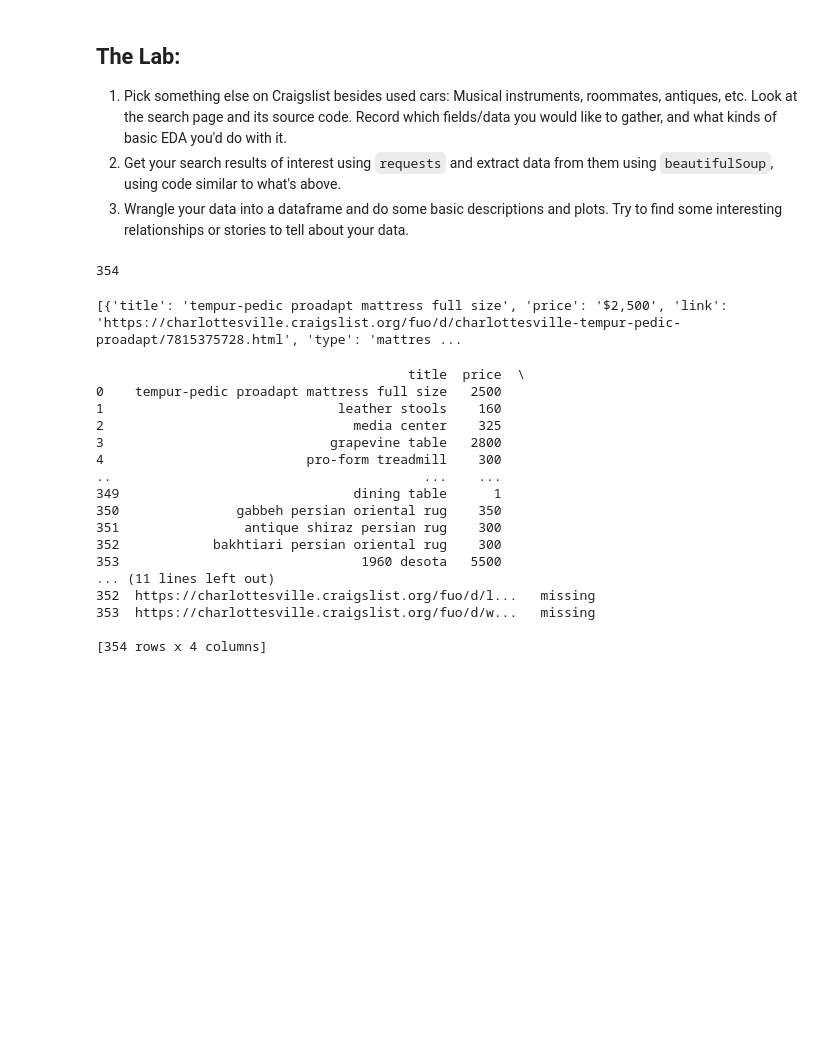
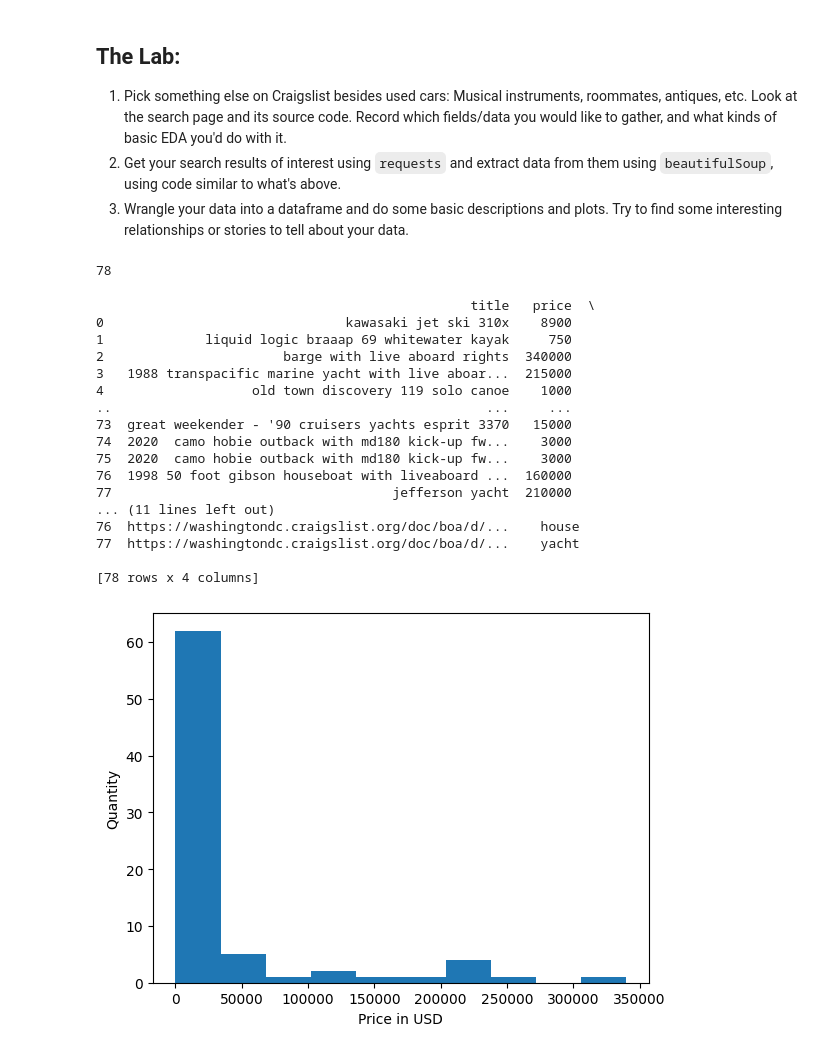
Before and after one commit to RyanErm/wrangling1, a Jupyter notebook: lab/lab_notebook.ipynb, the cells around one changed output. Drawn from its saved outputs; the diff is of its cells as text; code cells hidden in the pictures; blank space fills up the shorter version.

```diff
--- a/lab/lab_notebook.ipynb
+++ b/lab/lab_notebook.ipynb
@@ -216,7 +216,7 @@ import seaborn as sns
 import requests # Page requests
 
 header = {'User-Agent': 'Mozilla/5.0 (Windows NT 10.0; Win64; x64; rv:124.0) Gecko/20100101 Firefox/124.0'} # How we wish to appear to CL
-url = 'https://charlottesville.craigslist.org/search/fua?purveyor=owner#search=1~gallery~0~0' # The page we want to scrape
+url = "https://washingtondc.craigslist.org/search/boo#search=1~gallery~0~100" # The page we want to scrape
 raw = requests.get(url,headers=header) # Get page
 # %%
 from bs4 import BeautifulSoup as soup # HTML parser
@@ -224,11 +224,11 @@ bsObj = soup(raw.content,'html.parser') # Parse the html
 listings = bsObj.find_all(class_="cl-static-search-result") # Find all listings of the kind we want
 print(len(listings))
 # %% [output]
-354
+78
 # %%
 import re # Regular expressions
 
-types = ['desk', "chair", "mattress", "lamp", "stool", "dresser", "cabinet", "night stand", "mirror", "picture", "boxspring", "sofa"]
+types = ["kayak", "canoe", "yacht", "jet", "sail", "cruiser", "house"]
 
 data = [] # We'll save our listings in this object
 for k in range( len(listings) ):
@@ -236,17 +236,13 @@ for k in range( len(listings) ):
     price = listings[k].find('div',class_='price').get_text()
     link = listings[k].find(href=True)['href']
     # Get brand from the title string:
-    words = title.split()
-    hits = [word for word in words if word in types] # Find brands in the title
-    if len(hits) == 0:
-        type = 'missing'
-    else:
-        type = hits[0]
+    for word in types:
+      if word in title:
+        type=word
+        break
+      else:
+        type = "missing"
     data.append({'title':title,'price':price,'link':link,'type':type})
-
-print(data)
-# %% [output]
-[{'title': 'tempur-pedic proadapt mattress full size', 'price': '$2,500', 'link': 'https://charlottesville.craigslist.org/fuo/d/charlottesville-tempur-pedic-proadapt/7815375728.html', 'type': 'mattres ...
 # %%
 df1 = pd.DataFrame.from_dict(data)
 df1['price'] = df1['price'].str.replace('$','')
@@ -255,20 +251,27 @@ df1['price'] = pd.to_numeric(df1['price'],errors='coerce')
 
 print(df1)
 # %% [output]
-                                        title  price  \
-0    tempur-pedic proadapt mattress full size   2500
-1                              leather stools    160
-2                                media center    325
-3                             grapevine table   2800
-4                          pro-form treadmill    300
-..                                        ...    ...
-349                              dining table      1
-350               gabbeh persian oriental rug    350
-351                antique shiraz persian rug    300
-352            bakhtiari persian oriental rug    300
-353                               1960 desota   5500
+                                                title   price  \
+0                               kawasaki jet ski 310x    8900
+1             liquid logic braaap 69 whitewater kayak     750
+2                       barge with live aboard rights  340000
+3   1988 transpacific marine yacht with live aboar...  215000
+4                   old town discovery 119 solo canoe    1000
+..                                                ...     ...
+73  great weekender - '90 cruisers yachts esprit 3370   15000
+74  2020  camo hobie outback with md180 kick-up fw...    3000
+75  2020  camo hobie outback with md180 kick-up fw...    3000
+76  1998 50 foot gibson houseboat with liveaboard ...  160000
+77                                    jefferson yacht  210000
 ... (11 lines left out)
-352  https://charlottesville.craigslist.org/fuo/d/l...   missing
-353  https://charlottesville.craigslist.org/fuo/d/w...   missing
+76  https://washingtondc.craigslist.org/doc/boa/d/...    house
+77  https://washingtondc.craigslist.org/doc/boa/d/...    yacht
 
-[354 rows x 4 columns]
+[78 rows x 4 columns]
+# %%
+df1['price'].hist(grid=False)
+plt.xlabel("Price in USD")
+plt.ylabel("Quantity")
+plt.show()
+# %% [output]
+[figure, added]
```
Also changed, not shown: parts of 7 cells of this notebook.
